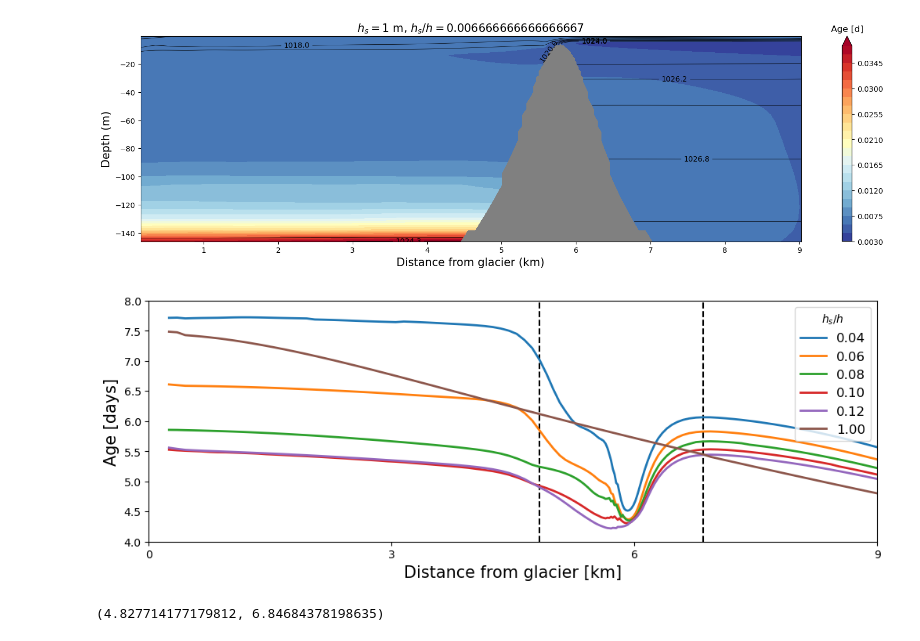
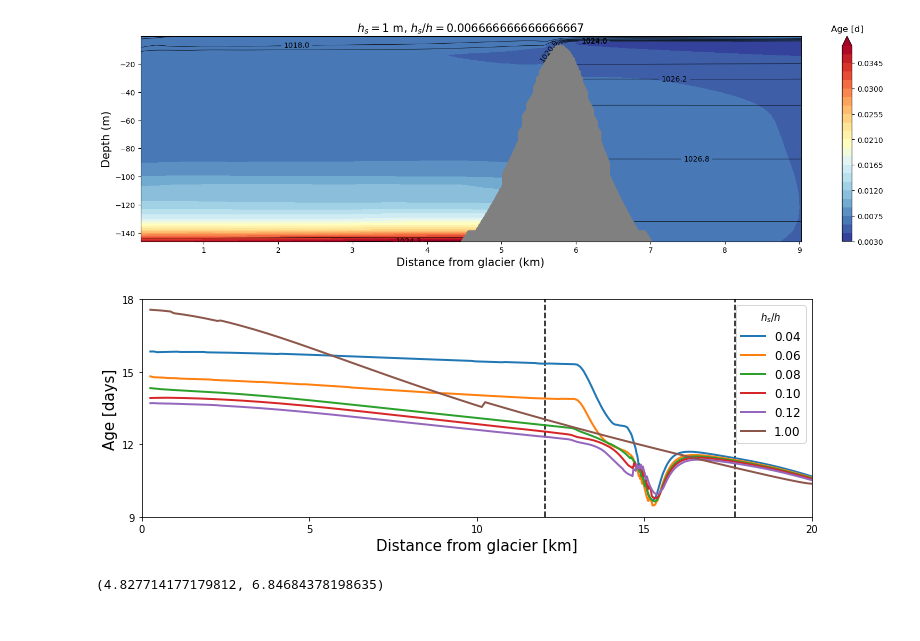
Before and after one commit to weiyangbao/Jupyter-Iceplume, a Jupyter notebook: ptracer_age.ipynb, the cells around one changed output. Drawn from its saved outputs; the diff is of its cells as text; code cells hidden in the pictures.

Commit message:
processing outputs from new runs

```diff
--- a/ptracer_age.ipynb
+++ b/ptracer_age.ipynb
@@ -229,12 +237,17 @@ def tracer_age_contour(s_dep, t):
 # %%
 def layer_age(s_dep, t):
 
-    File1 = xr.open_dataset('/Volumes/Extreme SSD/MITgcm outputs/Qsg500/state_'+str(format(s_dep,'03d'))+'.nc')
-    File2 = xr.open_dataset('/Volumes/Extreme SSD/MITgcm outputs/Qsg500/ptracers_'+str(format(s_dep,'03d'))+'.nc')
-    File3 = xr.open_dataset('/Volumes/Extreme SSD/MITgcm outputs/Qsg500/grid_'+str(format(s_dep,'03d'))+'.nc')
-    state = File1.isel(X=range(1,120), Y=range(30,39), Yp1=range(30,40))
-    ptracer = File2.isel(X=range(1,120), Y=range(30,39))
-    grid = File3.isel(X=range(1,120), Y=range(30,39), Yp1=range(30,40))
+    File01 = xr.open_dataset('/Volumes/Extreme SSD/MITgcm outputs/Qsg250/state_'+str(format(s_dep,'03d'))+'.nc')
+    File1 = File01.isel(T=~File01.get_index("T").duplicated())
+    File02 = xr.open_dataset('/Volumes/Extreme SSD/MITgcm outputs/Qsg250/ptracers_'+str(format(s_dep,'03d'))+'.nc')
+    File2 = File02.isel(T=~File02.get_index("T").duplicated())
+    File3 = xr.open_dataset('/Volumes/Extreme SSD/MITgcm outputs/Qsg250/grid_'+str(format(s_dep,'03d'))+'.nc')
+#     state = File1.isel(X=range(1,120), Y=range(30,39), Yp1=range(30,40))
+#     ptracer = File2.isel(X=range(1,120), Y=range(30,39))
+#     grid = File3.isel(X=range(1,120), Y=range(30,39), Yp1=range(30,40))
+    state = File1.isel(X=range(1,260), Y=range(35,45), Yp1=range(35,45))
+    ptracer = File2.isel(X=range(1,260), Y=range(35,45))
+    grid = File3.isel(X=range(1,260),Y=range(35,45), Yp1=range(35,45))
 
     s = state.S.data[t,:,:,:].mean(1)
     xkm = state.X.data / 1000
@@ -270,11 +283,13 @@ def layer_age(s_dep, t):
 
             AC1 = np.sum(alpha[:l,i] * cv[:l,i]) / cv[:l,i].sum()
             TC1 = np.sum(C[:l,i] * cv[:l,i]) / cv[:l,i].sum()
-            age_sec1[i] = AC1 * 1000 / TC1 * 30
+            #age_sec1[i] = AC1 * 1000 / TC1 * 30
+            age_sec1[i] = AC1 * 1000 / TC1 * 60
 
             AC2 = np.sum(alpha[l:,i] * cv[l:,i]) / cv[l:,i].sum()
             TC2 = np.sum(C[l:,i] * cv[l:,i]) / cv[l:,i].sum()
-            age_sec2[i] = AC2 * 1000 / TC2 * 30
+            #age_sec2[i] = AC2 * 1000 / TC2 * 30
+            age_sec2[i] = AC2 * 1000 / TC2 * 60
 
     age_sec1[age_sec1>30] = 'nan'
     age_sec2[age_sec2>30] = 'nan'
@@ -374,41 +389,44 @@ for j in range(len(hs)):
 # %%
 # Plot for layer ages
 hs = np.array([1,2,3,4,5,6])
 hsr = np.array([0.04,0.06,0.08,0.10,0.12,1.0])
 t_idx = -1
 fig3 = plt.figure(figsize=(12,4))
 fig3.tight_layout()
 
 # ax1 = fig3.add_subplot(211)
 # ax1.xaxis.set_visible(False)
 ax2 = fig3.add_subplot(111)
 
 # ax1.axvline(x=4.8, color='k',lw=1.5,ls='--')
 # ax1.axvline(x=6.8, color='k',lw=1.5,ls='--')
-ax2.axvline(x=x_dist[47], color='k',ls='--')
-ax2.axvline(x=x_dist[96], color='k',ls='--')
+ax2.axvline(x=x_dist[119], color='k',ls='--')
+ax2.axvline(x=x_dist[234], color='k',ls='--')
 
-# ax1.set_xlim([0, 9])
-# ax1.set_title(r'(a) Upper Layer', loc='left', size=15)
-# ax1.set_ylabel('Age [days]', size=15)
-ax2.set_ylim([4, 8])
-ax2.set_xlim([0, 9])
-ax2.set_xticks([0, 3, 6, 9])
+# ax2.set_ylim([4, 8])
+# ax2.set_xlim([0, 9])
+# ax2.set_xticks([0, 3, 6, 9])
+
+ax2.set_ylim([9, 18])
+ax2.set_yticks([9, 12, 15, 18])
+ax2.set_xlim([0, 20])
+ax2.set_xticks([0, 5, 10, 15, 20])
+
 #ax2.set_title(r'(b) Lower Layer', loc='left', size=15)
 ax2.set_ylabel('Age [days]', size=15)
 ax2.set_xlabel('Distance from glacier [km]', size=15)
 
 
 for i in range(len(hs)):
     age1, age2 = layer_age(hs[i],t_idx)
     #ax1.plot(x_dist, age1, lw=2, label="{:.2f}".format(hsr[i]))
     #ax1.legend(title=r'$h_s/h$', loc='best', fontsize=12)
     ax2.plot(x_dist, age2, lw=2, label="{:.2f}".format(hsr[i]))
     ax2.legend(title=r'$h_s/h$', loc='best', fontsize=12)
 
 plt.show()
 # %% [output]
-[figure, old version]
+[figure, new version]
 # %%
 age1, age2
 # %%
```
Also changed, not shown: parts of 5 cells of this notebook, 5 other files.
